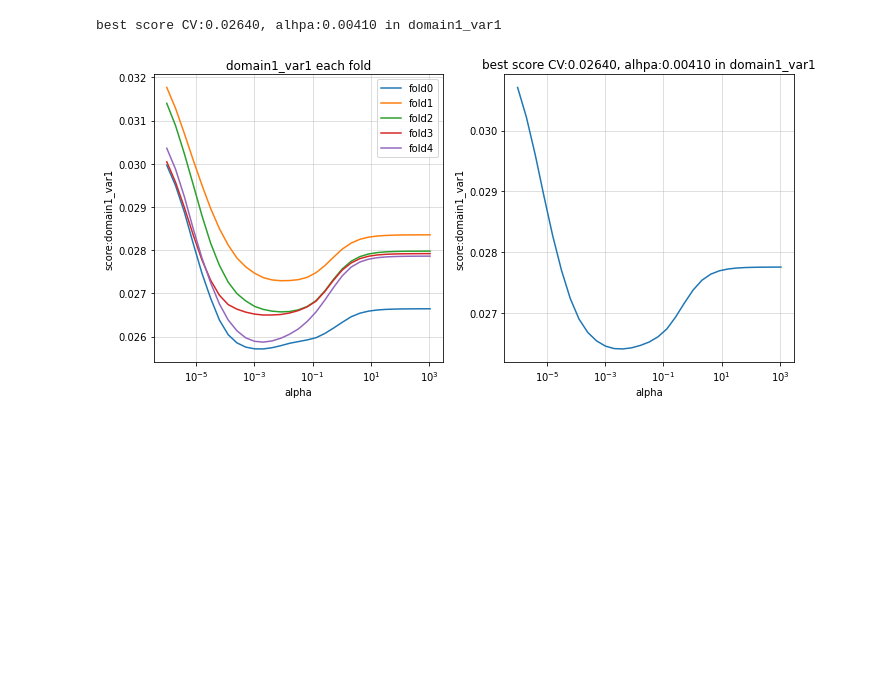
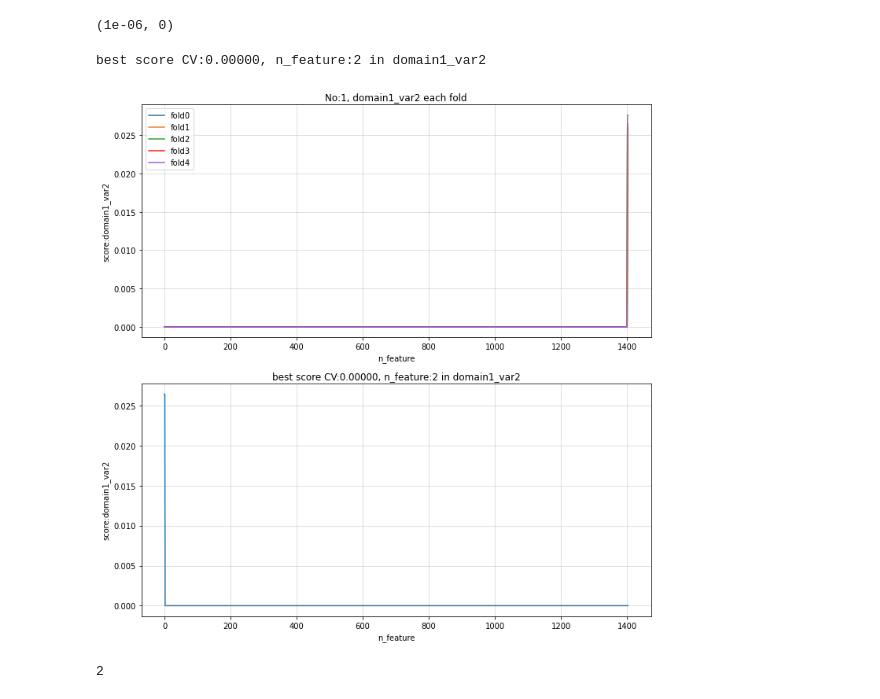
Before and after one commit to ibkuroyagi/trends-images, a Jupyter notebook: working/ridge_feature_selection.ipynb, the cells around one changed output. Cells and saved outputs as stored; diff of their text form; code cells hidden in the pictures; blank space fills up the shorter version.

```diff
--- a/working/ridge_feature_selection.ipynb
+++ b/working/ridge_feature_selection.ipynb
@@ -44,6 +23,8 @@ def metric(y_true, y_pred):
 # args = parser.parse_args()
 # target_id = args.target_id
 # feature_names = args.feature_names
+p = Pool(processes=5)
+
 feature_names = 1
 
 target_id = 2
@@ -119,40 +302,48 @@ ridge_beta.to_csv(f"ridge_results/pred_{target}_No{feature_names}_CV.csv", index
+# %%
+tmp_i.next()
+# %% [output]
+(1e-06, 0)
 # %%
-for i in range(max_iter):
-    null_idx = df[target].notnull().values
-    y_oof_not_null = y_oof[null_idx, i]
-    y_true = df[null_idx][target].values
-    scores[i] = metric(y_oof_not_null, y_true) * weight
+# for i in range(max_iter):
+#     null_idx = df[target].notnull().values
+#     y_oof_not_null = y_oof[null_idx, i]
+#     y_true = df[null_idx][target].values
+#     scores[i] = metric(y_oof_not_null, y_true) * weight
 # %%
 plt.figure(figsize=(10, 10))
 plt.subplot(2, 1, 1)
 for f in range(NUM_FOLDS):
-    plt.plot(alphas, y_scores[:, f], label=f"fold{f}")
+    plt.plot(np.arange(max_iter-1, -1, -1), y_scores[:, f], label=f"fold{f}")
 plt.legend()
 plt.xlabel('n_feature')
 plt.ylabel(f'score:{target}')
 plt.grid(alpha=0.5)
 plt.title(f'No:{feature_names}, {target} each fold')
 plt.tight_layout()
 
 plt.subplot(2, 1, 2)
-plt.plot(alphas, scores)
+plt.plot(np.arange(max_iter), scores)
 plt.xlabel('n_feature')
 plt.ylabel(f'score:{target}')
 plt.grid(alpha=0.5)
 best_idx = np.where(scores == scores.min())[0][0]
-plt.title(f'best score CV:{scores[best_idx]:.5f}, n_feature:{alphas[best_idx]:.5f} in {target}')
+plt.title(f'best score CV:{scores[best_idx]:.5f}, n_feature:{np.arange(max_iter)[best_idx]:d} in {target}')
 plt.tight_layout()
 plt.savefig(f"ridge_results/{target}_No{feature_names}_CV.png")
 
-print(f'best score CV:{scores[best_idx]:.5f}, n_feature:{alphas[best_idx]:.5f} in {target}')
+print(f'best score CV:{scores[best_idx]:.5f}, n_feature:{np.arange(max_iter)[best_idx]:d} in {target}')
 valid_df = pd.DataFrame(np.zeros((df.shape[0], 2)), columns=["Id", f"{target}_pred"])
-valid_df['Id'] = df.Id
+valid_df['Id'] = df.Id.values
 valid_df[f"{target}_pred"] = y_oof[:, best_idx]
 valid_df.to_csv(f"ridge_results/val_{target}_No{feature_names}_CV.csv", index=False)
 pred_df = pd.DataFrame(np.zeros((test_df.shape[0], 2)), columns=["Id", f"{target}_pred"])
-pred_df['Id'] = test_df.Id
-pred_df[f"{target}_pred"] = y_preds.mean(axis=0)[best_idx]
+pred_df['Id'] = test_df.Id.values
+pred_df[f"{target}_pred"] = y_preds[best_idx]
 pred_df.to_csv(f"ridge_results/pred_{target}_No{feature_names}_CV.csv", index=False)
 # %% [output]
-best score CV:0.02640, alhpa:0.00410 in domain1_var1
+best score CV:0.00000, n_feature:2 in domain1_var2
-[figure, old version]
+[figure, new version]
+# %%
+best_idx
+# %% [output]
+2
```
Also changed, not shown: parts of 12 cells of this notebook, 11 other files.
